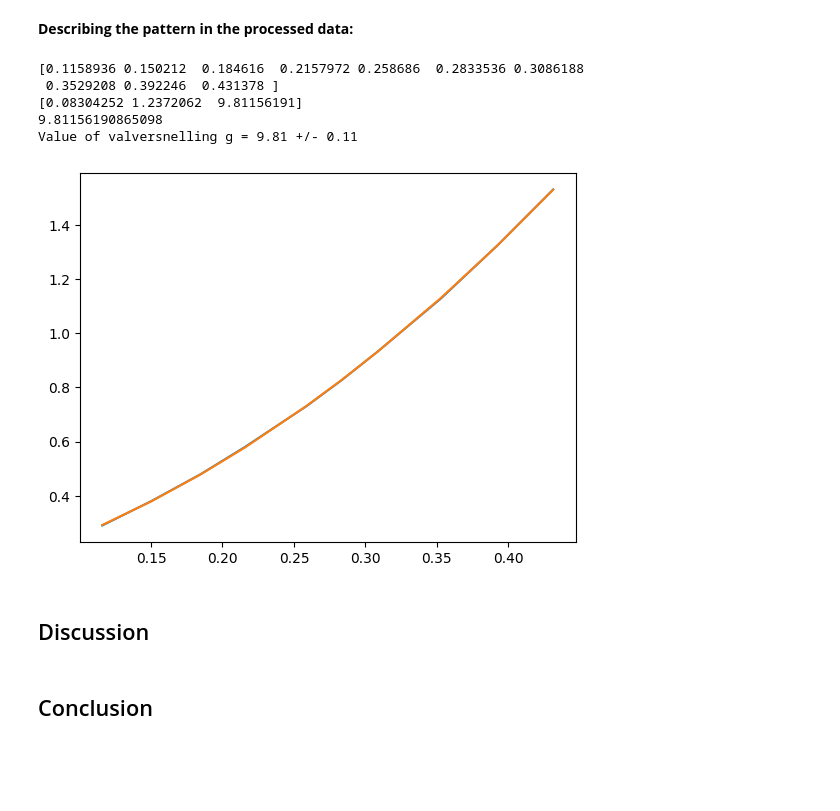
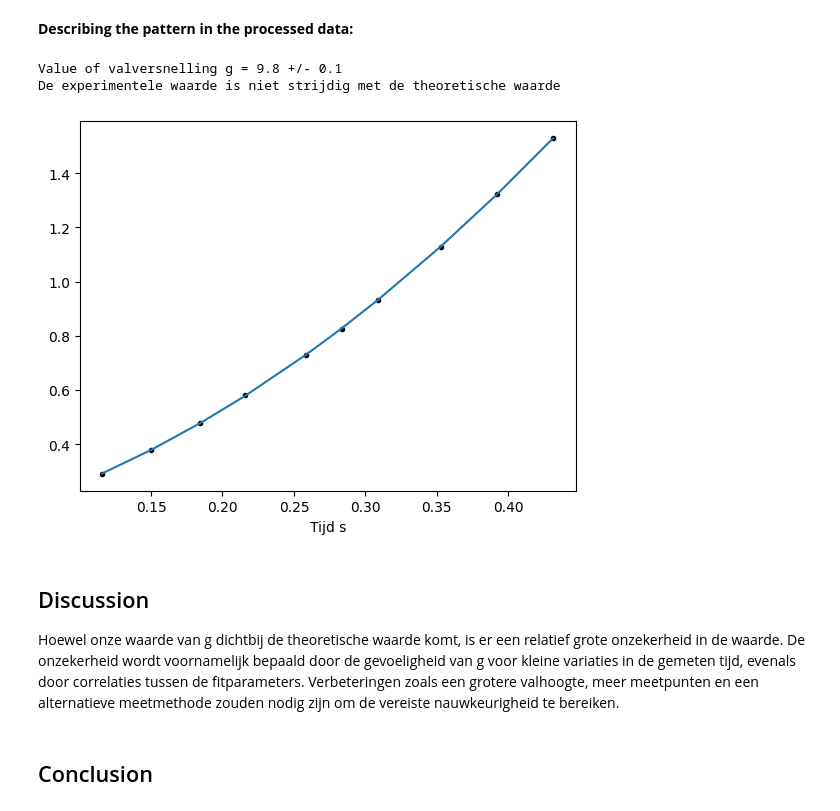
Before and after one commit to meijnebolger/groepMF, a Jupyter notebook: Content/Labs/vrijeval.ipynb, the cells around one changed output. Saved outputs shown, nothing was run; the diff lists cells and outputs as text; code cells hidden in the pictures; blank space fills up the shorter version.

```diff
--- a/Content/Labs/vrijeval.ipynb
+++ b/Content/Labs/vrijeval.ipynb
@@ -234,10 +235,10 @@ Gemiddelde: 0.321 s, Stdev: 0.000 s, Meetonzekerheid: 0.000 s, Relatieve onzeker
 
 #Startwaarden:
 
-d = 2.81 #diameter kogel
-af_1 = 3.63 #afstand van de alluminium opstelling tot de magneet
-af_2 = 1.55 #hoogte magneet
-af_3 = 2.62 #afstand van de grond (ofwel h = 0 tot aan de eerste
+d = 2.81 #diameter kogel, cm
+af_1 = 3.63 #afstand van de alluminium opstelling tot de magneet, cm
+af_2 = 1.55 #hoogte magneet, cm
+af_3 = 2.62 #afstand van de grond (ofwel h = 0 tot aan de eerste sensor), cm
 
 
 a = np.array([29.055, 38.055, 47.955, 58.055, 73.055, 82.655, 93.255, 112.855, 132.355, 153.055])/100
@@ -255,46 +256,54 @@ a = np.array([29.055, 38.055, 47.955, 58.055, 73.055, 82.655, 93.255, 112.855, 1
 # a10 = 155 cm + overig
 
 
 t_H1 = np.array([0.115896,0.115888, 0.115896,0.115892, 0.115880, 0.115892, 0.115904, 0.115896, 0.115896, 0.115896])
 t_H2 = np.array([0.150208, 0.150220, 0.150188, 0.150220, 0.150204, 0.150216, 0.150224, 0.150208, 0.150212, 0.150220])
 t_H3 = np.array ([0.184612, 0.184612, 0.184608, 0.184624, 0.184620, 0.184612, 0.184612, 0.184616, 0.184624, 0.184620])
 t_H4 = np.array([0.215808, 0.215832, 0.215812, 0.215808, 0.215824, 0.215752, 0.215804, 0.215768, 0.215740, 0.215824])
 t_H5 = np.array([0.258680, 0.258684, 0.258680, 0.258688, 0.258684, 0.258684, 0.258688, 0.258688, 0.258684, 0.258700])
 t_H6 = np.array([0.283360, 0.283360, 0.283368, 0.283360, 0.283344, 0.283348, 0.283352, 0.283352, 0.283348, 0.283344])
 t_H7 = np.array([0.308620, 0.308616, 0.308620, 0.308620, 0.308612, 0.308624, 0.308612, 0.308620, 0.308616, 0.308628])
 t_H8 = np.array([0.352924, 0.352936, 0.352920, 0.352920, 0.352924, 0.352900, 0.352912, 0.352928, 0.352920, 0.352924])
 t_H9 = np.array([0.392252, 0.392244, 0.392224, 0.392252, 0.392248, 0.392240, 0.392264, 0.392244, 0.392248, 0.392244])
 t_H10 = np.array([0.431388, 0.431388, 0.431396, 0.431376, 0.431376, 0.431384, 0.431372, 0.431356, 0.431376, 0.431368])
 
 
 # Zet alle arrays in een lijst
 arrays = [t_H1, t_H2, t_H3, t_H4, t_H5, t_H6, t_H7, t_H8, t_H9, t_H10]
 
 # Bereken het gemiddelde van elke array
 gemiddelden = np.array([np.mean(arr) for arr in arrays])
 
-print(gemiddelden)
+
 def functie(t, y0, v0, g):
     return y0+v0*t+0.5*g*t**2
 
 popt, pcov = curve_fit(functie, gemiddelden, a)
 
-plt.plot(gemiddelden, a)
+plt.plot(gemiddelden, a, 'k.')
 plt.plot(gemiddelden, functie(gemiddelden, *popt))
+plt.xlabel('Tijd s')
+plt.ylabel('')
+g_exp = popt[2]
+err_g = np.sqrt(pcov[2][2])
 
-print(popt)
-print(popt[2])
-a = np.sqrt(pcov[2][2])
+print('Value of valversnelling g = %.1f +/- %.1f' %(popt[2], err_g))
 
-print('Value of valversnelling g = %.2f +/- %.2f' %(popt[2], a))
+
+#strijdigheidsanalyse
+g_theoretisch = 9.812
+
+if abs(g_exp - g_theoretisch) < np.sqrt(err_g**2):
+    print('De experimentele waarde is niet strijdig met de theoretische waarde')
+else:
+    print('De waarde is strijdig met de theoretische waarde')
 # %% [output]
-[0.1158936 0.150212  0.184616  0.2157972 0.258686  0.2833536 0.3086188
- 0.3529208 0.392246  0.431378 ]
-[0.08304252 1.2372062  9.81156191]
-9.81156190865098
-Value of valversnelling g = 9.81 +/- 0.11
+Value of valversnelling g = 9.8 +/- 0.1
+De experimentele waarde is niet strijdig met de theoretische waarde
-[figure, old version]
+[figure, new version]
-# %% [markdown]
-## Discussion
+# %% [markdown]
+## Discussion
+Hoewel onze waarde van g dichtbij de theoretische waarde komt, is er een relatief grote onzekerheid in de waarde.
+De onzekerheid wordt voornamelijk bepaald door de gevoeligheid van g voor kleine variaties in de gemeten tijd, evenals door correlaties tussen de fitparameters. Verbeteringen zoals een grotere valhoogte, meer meetpunten en een alternatieve meetmethode zouden nodig zijn om de vereiste nauwkeurigheid te bereiken.
 # %% [markdown]
 ## Conclusion
```
Also changed, not shown: parts of 5 cells of this notebook.
